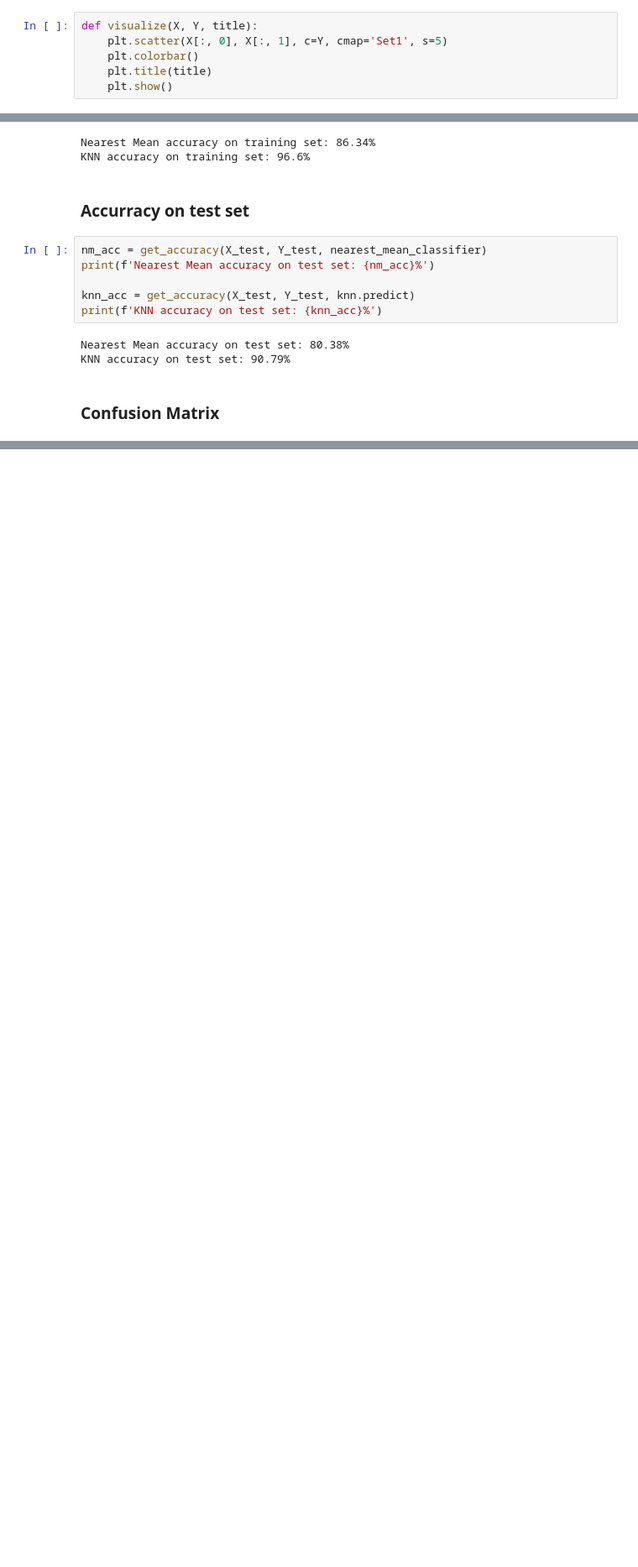
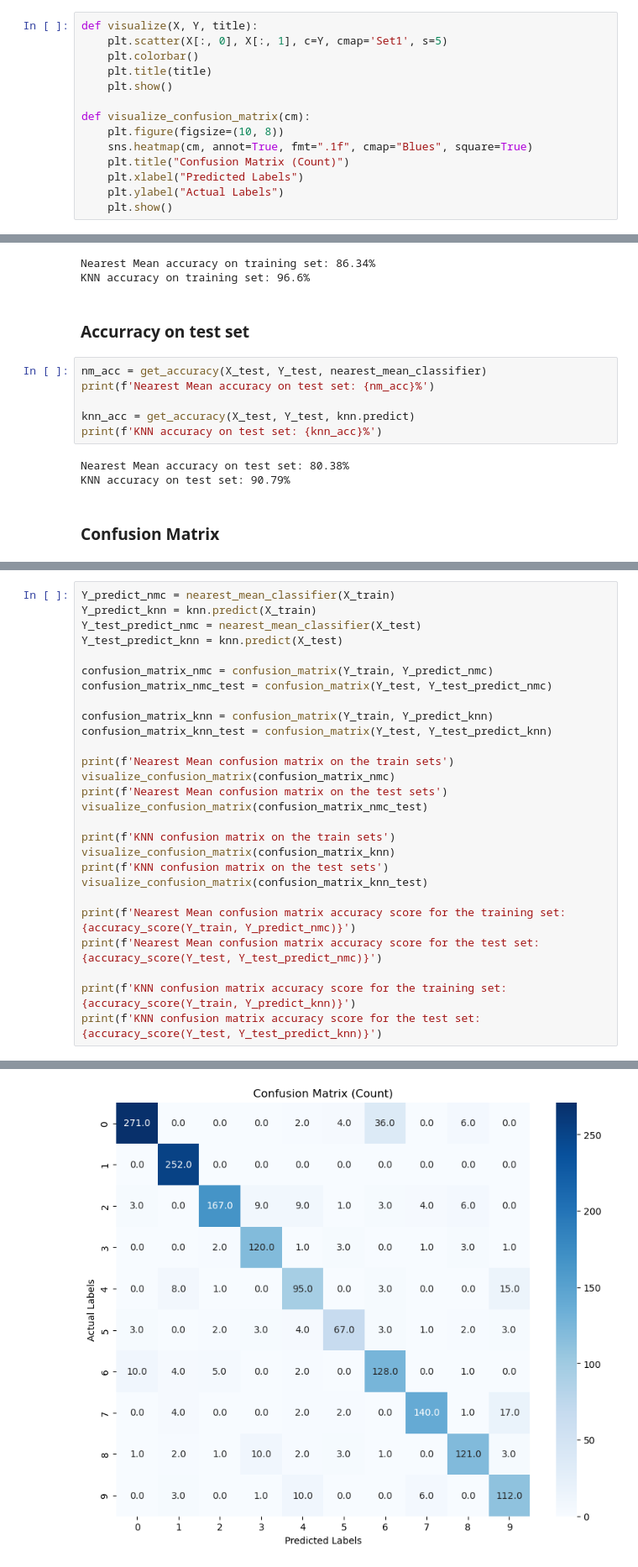
Before and after one commit to filipe-21903016/idl-assignment-0, a Jupyter notebook: assignment_0.ipynb, the cells around one changed output, grey strips where cells are left out. Shown at 84% size. Drawn from its saved outputs; the diff is of its cells as text; blank space fills up the shorter version.

Commit message:
confusion matrix for KNN and calculate accuracy score

```diff
--- a/assignment_0.ipynb
+++ b/assignment_0.ipynb
@@ -86,6 +86,14 @@ def visualize(X, Y, title):
     plt.colorbar()
     plt.title(title)
     plt.show()
+
+def visualize_confusion_matrix(cm):
+    plt.figure(figsize=(10, 8))
+    sns.heatmap(cm, annot=True, fmt=".1f", cmap="Blues", square=True)
+    plt.title("Confusion Matrix (Count)")
+    plt.xlabel("Predicted Labels")
+    plt.ylabel("Actual Labels")
+    plt.show()
 # %% [markdown]
 ### PCA
 # %%
@@ -195,0 +192,28 @@ plt.show()
+# %%
+Y_predict_nmc = nearest_mean_classifier(X_train)
+Y_predict_knn = knn.predict(X_train)
+Y_test_predict_nmc = nearest_mean_classifier(X_test)
+Y_test_predict_knn = knn.predict(X_test)
+
+confusion_matrix_nmc = confusion_matrix(Y_train, Y_predict_nmc)
+confusion_matrix_nmc_test = confusion_matrix(Y_test, Y_test_predict_nmc)
+
+confusion_matrix_knn = confusion_matrix(Y_train, Y_predict_knn)
+confusion_matrix_knn_test = confusion_matrix(Y_test, Y_test_predict_knn)
+
+print(f'Nearest Mean confusion matrix on the train sets')
+visualize_confusion_matrix(confusion_matrix_nmc)
+print(f'Nearest Mean confusion matrix on the test sets')
+visualize_confusion_matrix(confusion_matrix_nmc_test)
+
+print(f'KNN confusion matrix on the train sets')
+visualize_confusion_matrix(confusion_matrix_knn)
+print(f'KNN confusion matrix on the test sets')
+visualize_confusion_matrix(confusion_matrix_knn_test)
+
+print(f'Nearest Mean confusion matrix accuracy score for the training set: {accuracy_score(Y_train, Y_predict_nmc)}')
+print(f'Nearest Mean confusion matrix accuracy score for the test set: {accuracy_score(Y_test, Y_test_predict_nmc)}')
+
+print(f'KNN confusion matrix accuracy score for the training set: {accuracy_score(Y_train, Y_predict_knn)}')
+print(f'KNN confusion matrix accuracy score for the test set: {accuracy_score(Y_test, Y_test_predict_knn)}')
+# %% [output]
@@ -195,0 +221 @@ plt.show()
+[figure, added]
```
Also changed, not shown: parts of 3 cells of this notebook.
